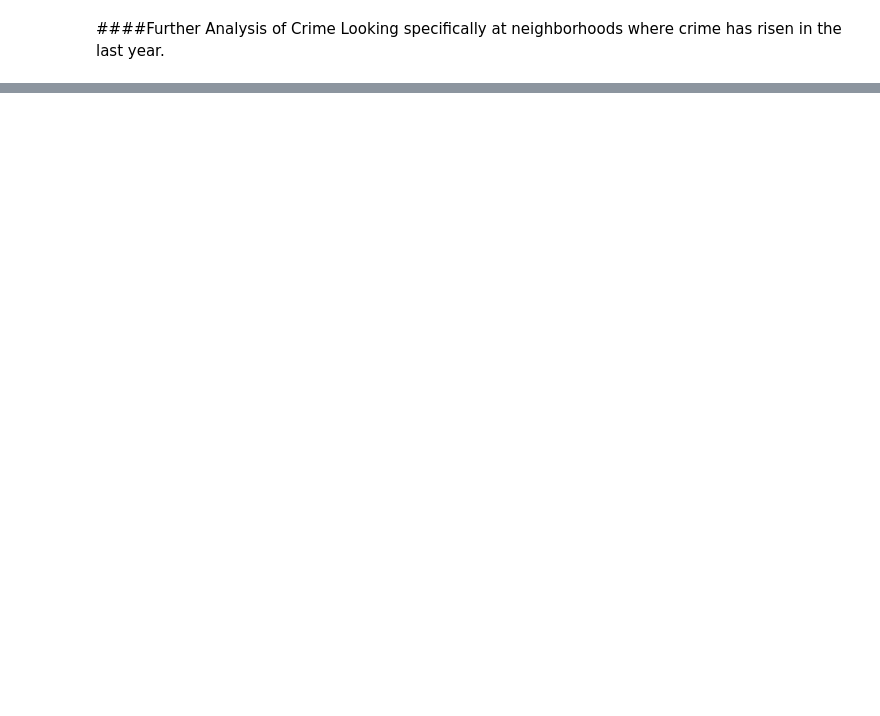
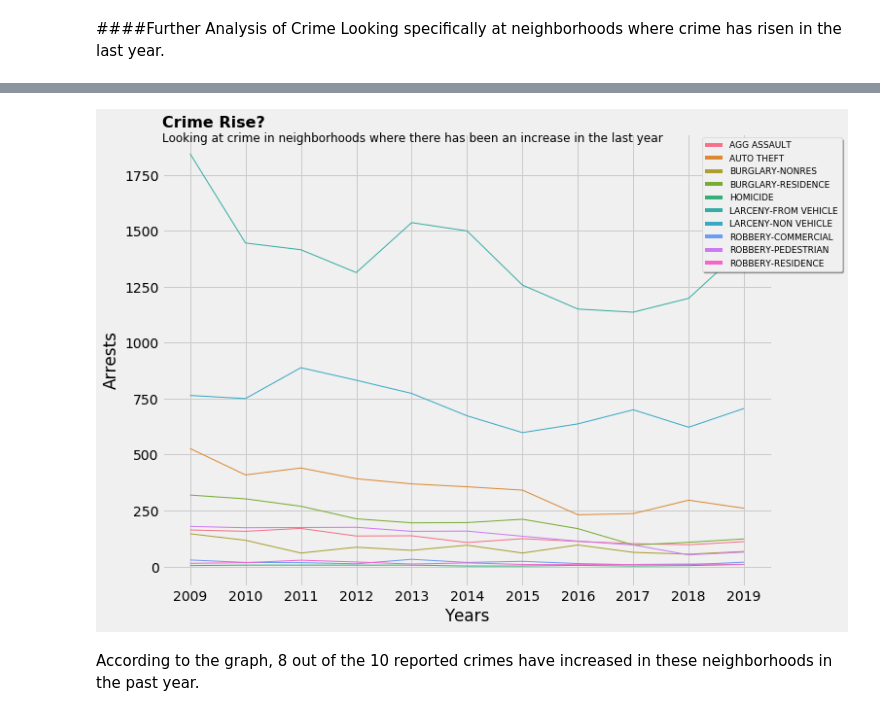
Before and after one commit to jiobu1/DS-Unit-1-Sprint-4-Data-Storytelling-Portfolio-Project, a Jupyter notebook: Jisha_Obukwelu_Unit_1_Data_Storytelling_Project.ipynb, the cells around one changed output, grey strips where cells are left out. Cells and saved outputs as stored; diff of their text form; code cells hidden in the pictures; blank space fills up the shorter version.

```diff
--- a/Jisha_Obukwelu_Unit_1_Data_Storytelling_Project.ipynb
+++ b/Jisha_Obukwelu_Unit_1_Data_Storytelling_Project.ipynb
@@ -543,0 +534,31 @@ plt.show ()
+# %%
+plt.figure(figsize = (10, 8))
+ax = sns.lineplot(data = rise_crime, hue = 'Neighborhood', dashes= False, legend='brief', lw = 1)
+ax.legend(loc='upper center', bbox_to_anchor=(1, 1), shadow=True, ncol=1, fontsize = 9)
+
+# Title, Axes
+plt.title ("Change in Crime in Speicific Neighborhoods",
+          fontsize = 16,
+          fontweight = 'bold',
+          loc = 'left');
+
+plt.xticks(range(2009, 2020, 1 ))
+plt.yticks(range(0, 1800, 250))
+
+#Sometimes shows up and somethimes does not.
+ax.set(xlabel='Years', ylabel='Arrests')
+
+# Title, Axes
+plt.title ("Crime Rise?",
+          fontsize = 16,
+          fontweight = 'bold',
+          loc = 'left');
+
+plt.text (x = 2008.5, y = 1900,  s = 'Looking at crime in neighborhoods where there has been an increase in the last year',
+          color = 'black', fontsize = 12)
+
+plt.show ()
+# %% [output]
+[figure, added]
+# %% [markdown]
+According to the graph, 8 out of the 10 reported crimes have increased in these neighborhoods in the past year.
```
Also changed, not shown: parts of 17 cells of this notebook.
